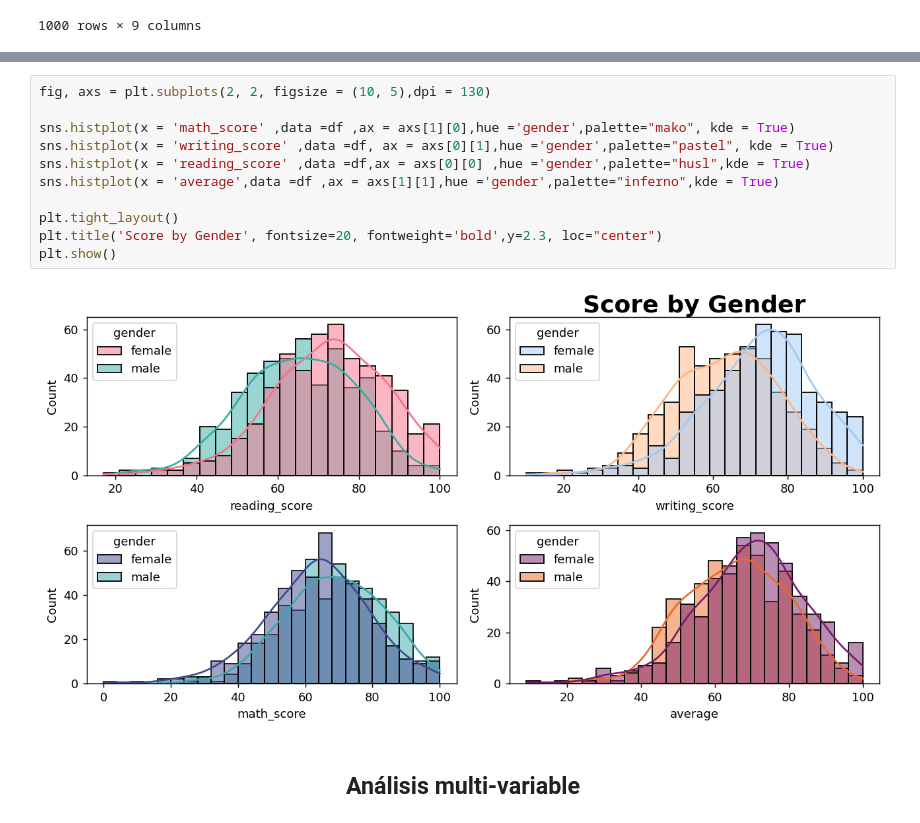
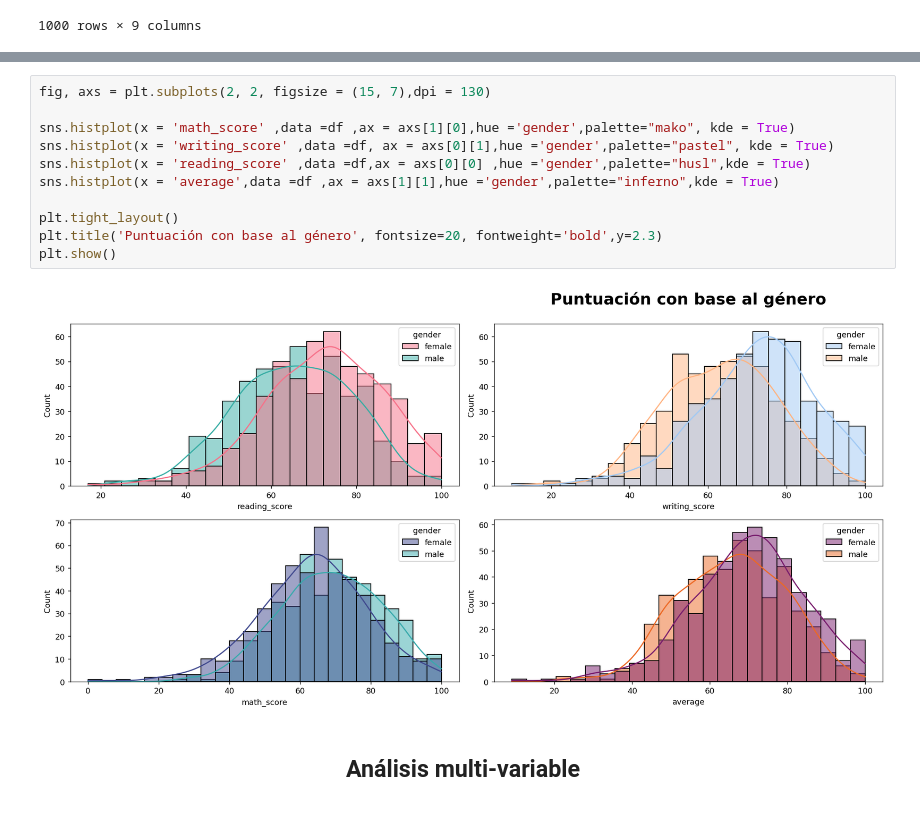
Before and after one commit to MarioChvx/ciencia_de_datos_PAMBAZO, a Jupyter notebook: proyectos/unidad1/proyecto_eda/EDA_Students_performance.ipynb, the cells around one changed output, grey strips where cells are left out. Cells and saved outputs as stored; diff of their text form.

```diff
--- a/proyectos/unidad1/proyecto_eda/EDA_Students_performance.ipynb
+++ b/proyectos/unidad1/proyecto_eda/EDA_Students_performance.ipynb
@@ -320,16 +320,16 @@ plt.show()
 # %%
-fig, axs = plt.subplots(2, 2, figsize = (10, 5),dpi = 130)
+fig, axs = plt.subplots(2, 2, figsize = (15, 7),dpi = 130)
 
 sns.histplot(x = 'math_score' ,data =df ,ax = axs[1][0],hue ='gender',palette="mako", kde = True)
 sns.histplot(x = 'writing_score' ,data =df, ax = axs[0][1],hue ='gender',palette="pastel", kde = True)
 sns.histplot(x = 'reading_score' ,data =df,ax = axs[0][0] ,hue ='gender',palette="husl",kde = True)
 sns.histplot(x = 'average',data =df ,ax = axs[1][1],hue ='gender',palette="inferno",kde = True)
 
 plt.tight_layout()
-plt.title('Score by Gender', fontsize=20, fontweight='bold',y=2.3, loc="center")
+plt.title('Puntuación con base al género', fontsize=20, fontweight='bold',y=2.3)
 plt.show()
 # %% [output]
-[figure, old version]
+[figure, new version]
 # %% [markdown]
 ## <center>Análisis multi-variable</center>
 # %% [markdown]
```
Also changed, not shown: parts of 9 cells of this notebook.
